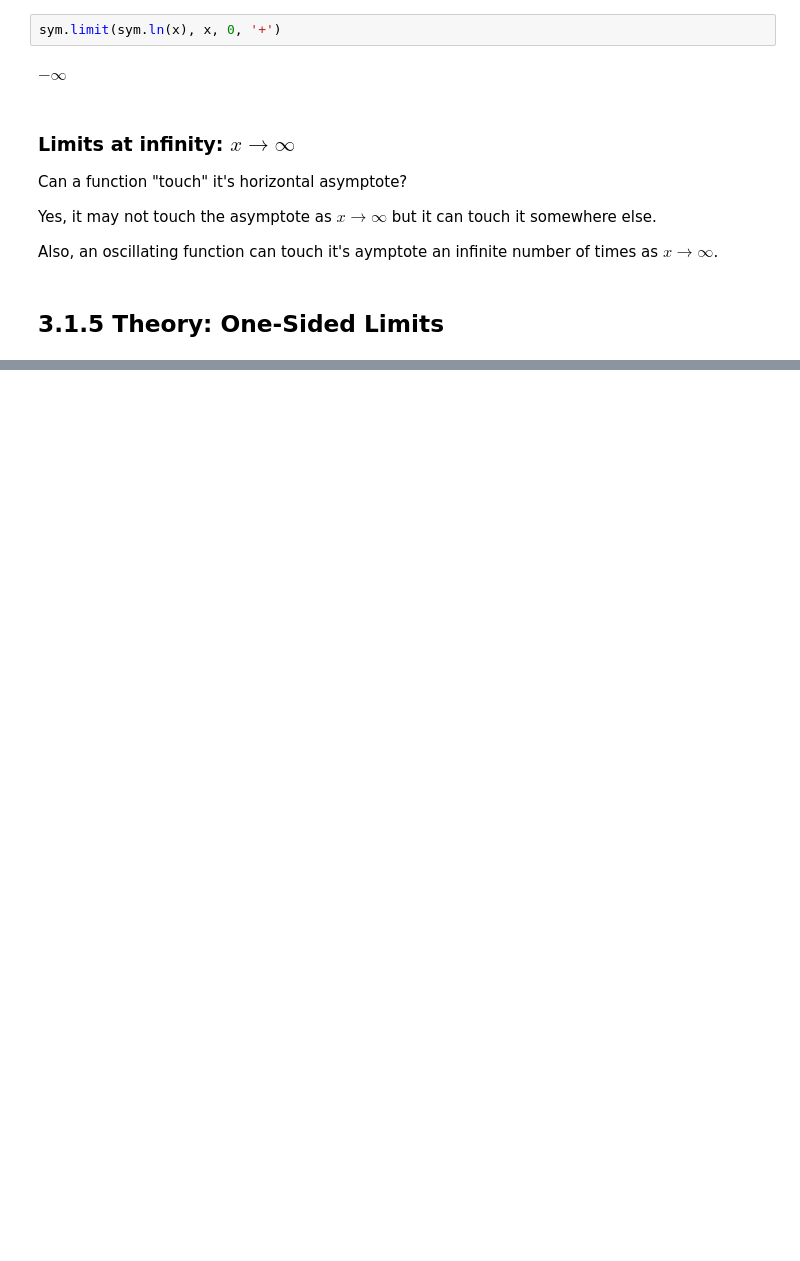
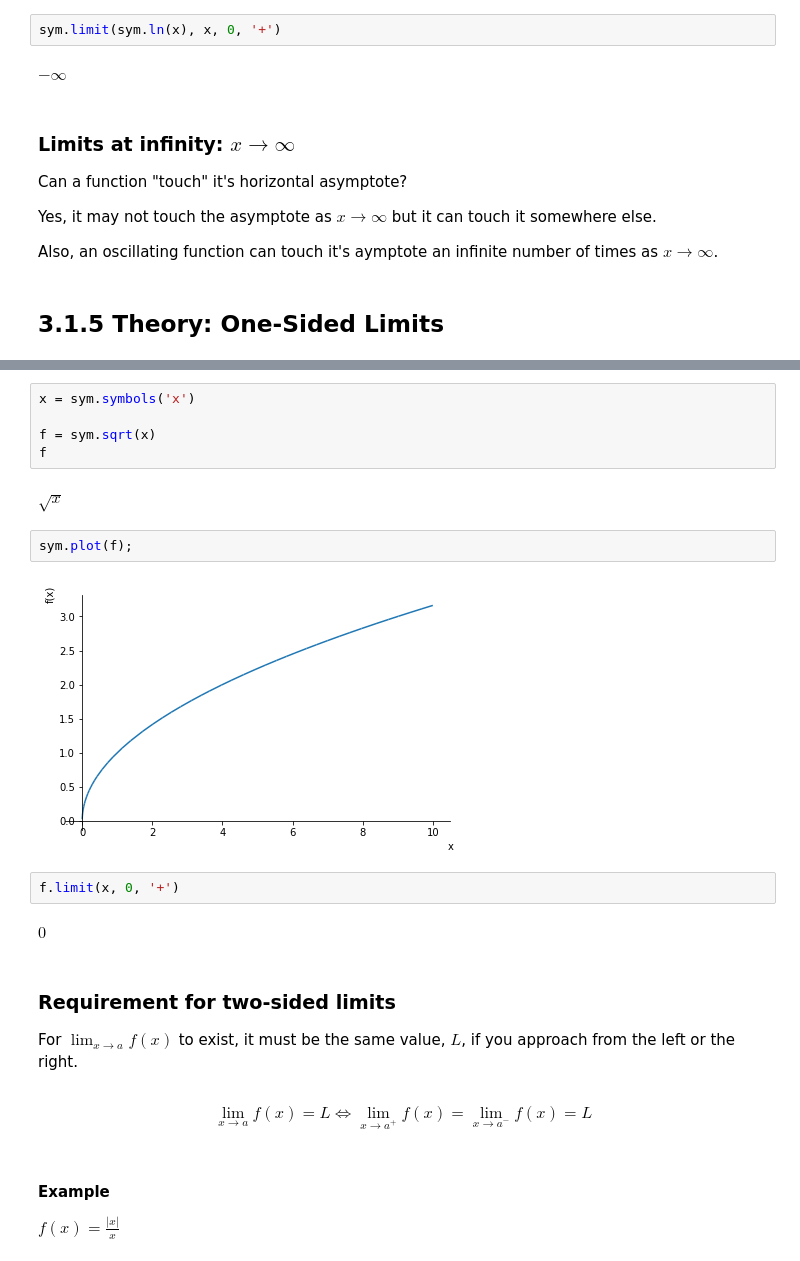
Before and after one commit to PaulToronto/Johns-Hopkins-Coursera-Differential-Calculus-Through-Data-And-Modeling-Specialization, a Jupyter notebook: 3_1_Limits_and_Rates_of_Change.ipynb, the cells around one changed output, grey strips where cells are left out. Drawn from its saved outputs; the diff is of its cells as text; blank space fills up the shorter version.

```diff
--- a/3_1_Limits_and_Rates_of_Change.ipynb
+++ b/3_1_Limits_and_Rates_of_Change.ipynb
@@ -544,0 +555,29 @@ Also, an oscillating function can touch it's aymptote an infinite number of time
+# %%
+x = sym.symbols('x')
+
+f = sym.sqrt(x)
+f
+# %% [output]
+$\displaystyle \sqrt{x}$
+# %%
+sym.plot(f);
+# %% [output]
+[figure, added]
+# %%
+f.limit(x, 0, '+')
+# %% [output]
+$\displaystyle 0$
+# %% [markdown]
+### Requirement for two-sided limits
+
+For $\lim_{x \to a} f(x)$ to exist, it must be the same value, $L$, if you approach from the left or the right.
+# %% [markdown]
+$$
+\lim_{x \to a} f(x) = L \iff \lim_{x \to a^{+}} f(x) = \lim_{x \to a^{-}} f(x) = L
+$$
+# %% [markdown]
+#### Example
+
+$
+f(x) = \frac{\left|x\right|}{x}
+$
```
Also changed, not shown: parts of 12 cells of this notebook.
